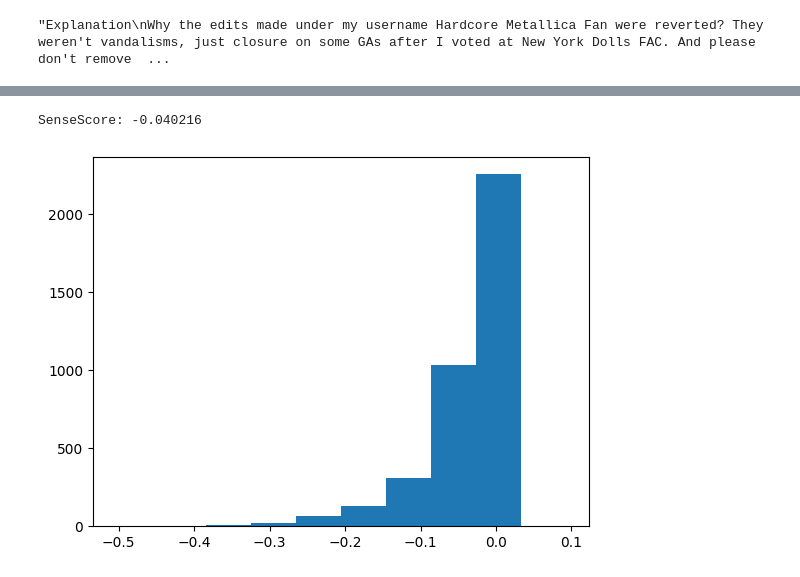
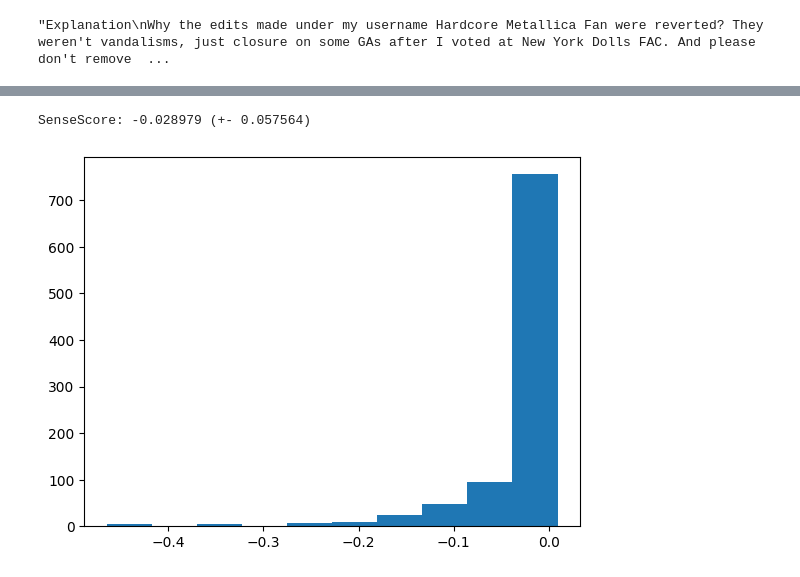
Before and after one commit to biaslyze-dev/biaslyze, a Jupyter notebook: notebooks/test-0.0.1-toxic-comments.ipynb, the cells around one changed output, grey strips where cells are left out. Drawn from its saved outputs; the diff is of its cells as text; code cells hidden in the pictures.

```diff
--- a/notebooks/test-0.0.1-toxic-comments.ipynb
+++ b/notebooks/test-0.0.1-toxic-comments.ipynb
@@ -439,14 +441,15 @@ def calculate_sense_score(bias_keyword: str):
     #print(f"SenseScore: {np.mean(np.array(original_scores) - np.array(predicted_scores)):.5}")
     return original_scores, predicted_scores
 # %%
-bias_keyword = "mother"
+bias_keyword = "jew"
 
 original_scores, predicted_scores = calculate_sense_score(bias_keyword)
-print(f"SenseScore: {np.mean(np.array(original_scores) - np.array(predicted_scores)):.5}")
+score_diffs = np.array(original_scores) - np.array(predicted_scores)
+score_diffs = score_diffs[score_diffs != 0.0]
+print(f"SenseScore: {np.mean(score_diffs):.5} (+- {np.std(score_diffs):.5})")
+
+plt.hist(score_diffs);
 # %% [output]
-SenseScore: -0.040216
+SenseScore: -0.028979 (+- 0.057564)
+[figure, added]
-# %%
-plt.hist(np.array(original_scores) - np.array(predicted_scores));
-# %% [output]
-[figure, removed]
 # %%
```
Also changed, not shown: parts of 14 cells of this notebook.
